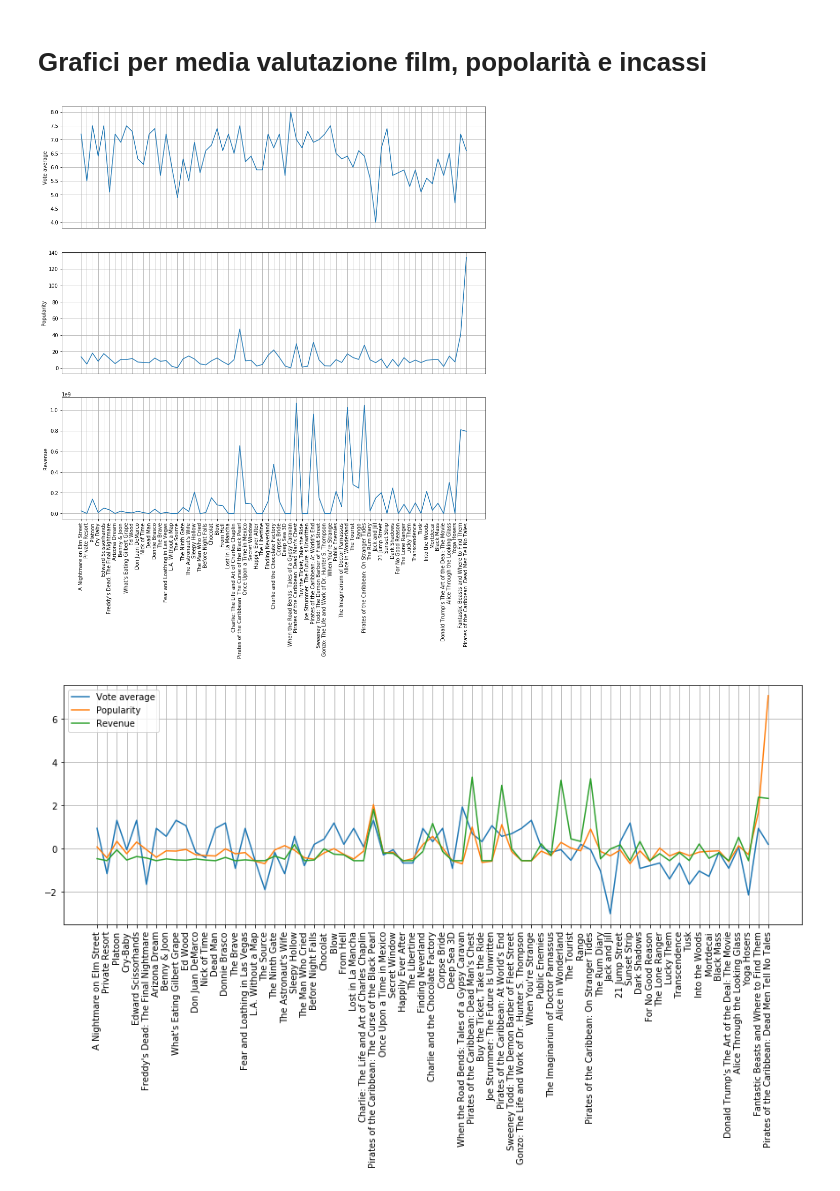
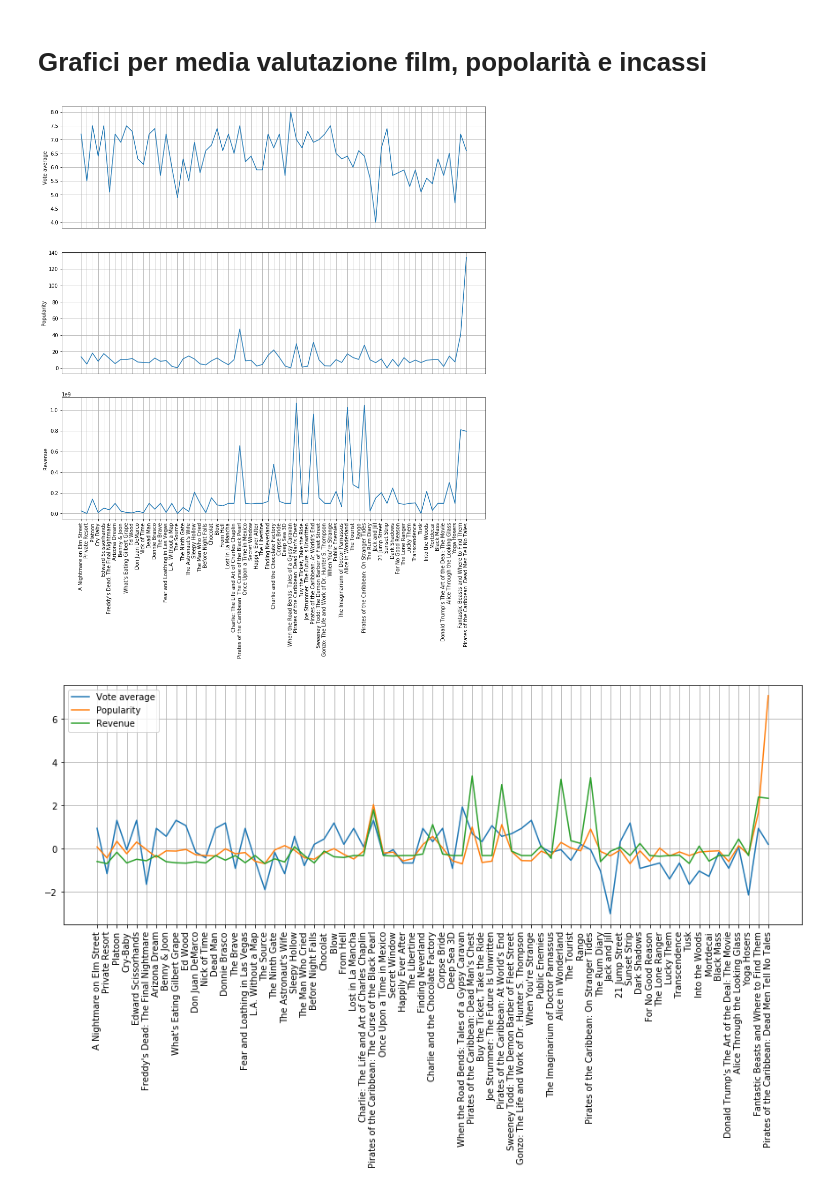
Before and after one commit to Janluke0/DSBDA-Project, a Jupyter notebook: Other/actor_votes.ipynb, the cells around one changed output. Saved outputs shown, nothing was run; the diff lists cells and outputs as text; code cells hidden in the pictures.

Commit message:
Adesso i revenue mancanti sono approssimati con la mediana.

```diff
--- a/Other/actor_votes.ipynb
+++ b/Other/actor_votes.ipynb
@@ -59,33 +59,38 @@ actor_metadata
 | 30378 | 259316 | False | 435259.0 | 180000000 | [12, 10751, 14] | en | Fantastic Beasts and Where to Fin... | In 1926, Newt Scamander arrives a... | ... |
 | 26542 | 166426 | False | 295.0 | 230000000 | [12, 28, 14, 35] | en | Pirates of the Caribbean: Dead Me... | Thrust into an all-new paycheck, ... | ... |
 69 rows × 22 columns
+# %%
+replaced_metadata = actor_metadata.copy()
+m_revenue = replaced_metadata[actor_metadata['revenue'] != 0.0].revenue.median()
+new_column = replaced_metadata['revenue'].replace(0.0, m_revenue)
+replaced_metadata['revenue'] = new_column
 # %% [markdown]
 # Grafici per media valutazione film, popolarità e incassi
 # %%
 import matplotlib.pyplot as plt
 plt.figure(figsize=(15,15))
 
 plt.subplot(3, 1, 1)
 plt.grid()
 plt.plot(actor_metadata['title'], actor_metadata['vote_average'])
 plt.tick_params(axis='x', which='both', bottom=False, top=False, labelbottom=False)
 plt.ylabel('Vote average')
 
 plt.subplot(3, 1, 2)
 plt.grid()
 plt.plot(actor_metadata['title'], actor_metadata['popularity'])
 plt.tick_params(axis='x', which='both', bottom=False, top=False, labelbottom=False)
 plt.ylabel('Popularity')
 
 plt.subplot(3, 1, 3)
 plt.grid()
-plt.plot(actor_metadata['title'], actor_metadata['revenue'])
+plt.plot(replaced_metadata['title'], replaced_metadata['revenue'])
 plt.xticks(rotation=90)
 plt.ylabel('Revenue')
 
 plt.show()
 # %% [output]
-[figure, old version]
+[figure, new version]
 # %%
 import matplotlib.pyplot as plt
 plt.figure(figsize=(15,5))
@@ -96,13 +101,13 @@ plt.plot(actor_metadata['title'], (actor_metadata['vote_average'] - actor_metada
 plt.plot(actor_metadata['title'], (actor_metadata['popularity'].astype('float') -
                                    actor_metadata['popularity'].astype('float').mean())
          / actor_metadata['popularity'].astype('float').std())
-plt.plot(actor_metadata['title'], (actor_metadata['revenue'] - actor_metadata['revenue'].mean())
-         / actor_metadata['revenue'].std())
+plt.plot(replaced_metadata['title'], (replaced_metadata['revenue'] - replaced_metadata['revenue'].mean())
+         / replaced_metadata['revenue'].std())
 plt.legend(['Vote average', 'Popularity', 'Revenue'])
 plt.xticks(rotation=90)
 
 plt.show()
 # %% [output]
-[figure, old version]
+[figure, new version]
 # %%
 connection.close()
```
